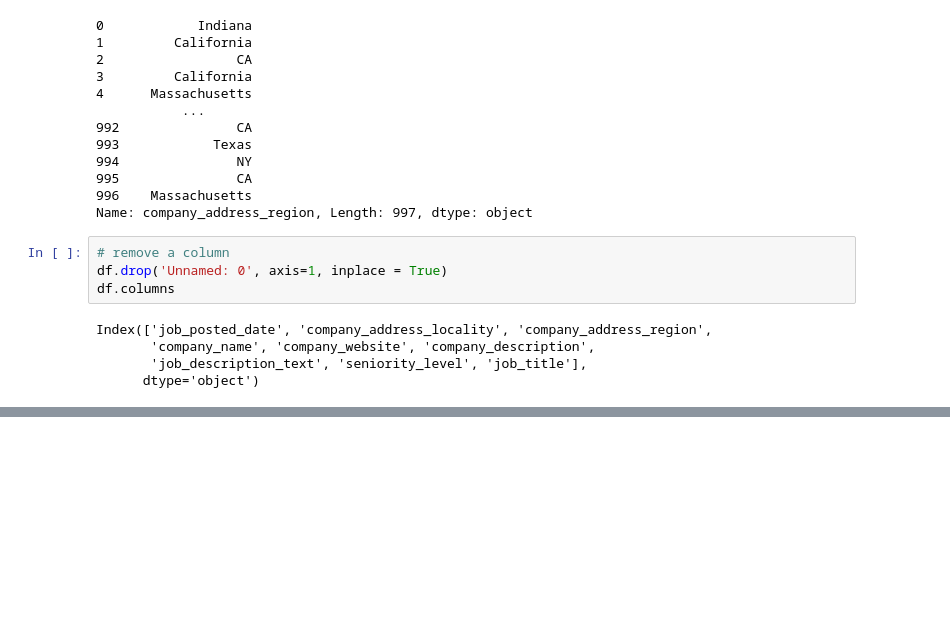
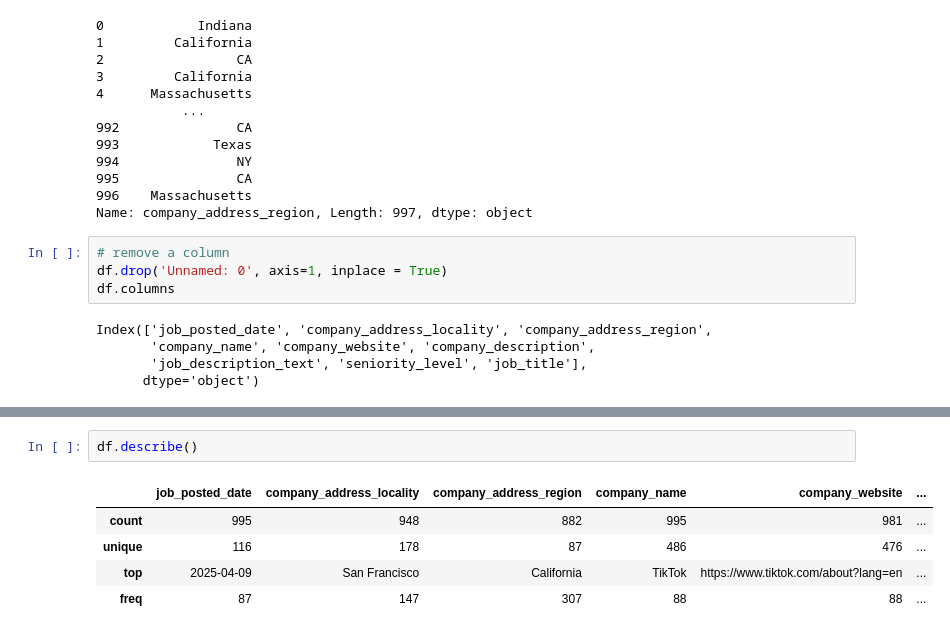
Before and after one commit to samwanyua/Python-Machine-Learning-Tutorial, a Jupyter notebook: Python_for_data_science/python.ipynb, the cells around one changed output, grey strips where cells are left out. Drawn from its saved outputs; the diff is of its cells as text; blank space fills up the shorter version.

```diff
--- a/Python_for_data_science/python.ipynb
+++ b/Python_for_data_science/python.ipynb
@@ -427,0 +459,8 @@ Index(['job_posted_date', 'company_address_locality', 'company_address_region',
+# %%
+df.describe()
+# %% [output]
+|  | job_posted_date | company_address_locality | company_address_region | company_name | company_website | ... |
+| count | 995 | 948 | 882 | 995 | 981 | ... |
+| unique | 116 | 178 | 87 | 486 | 476 | ... |
+| top | 2025-04-09 | San Francisco | California | TikTok | https://www.tiktok.com/about?lang=en | ... |
+| freq | 87 | 147 | 307 | 88 | 88 | ... |
```
Also changed, not shown: parts of 2 cells of this notebook.
